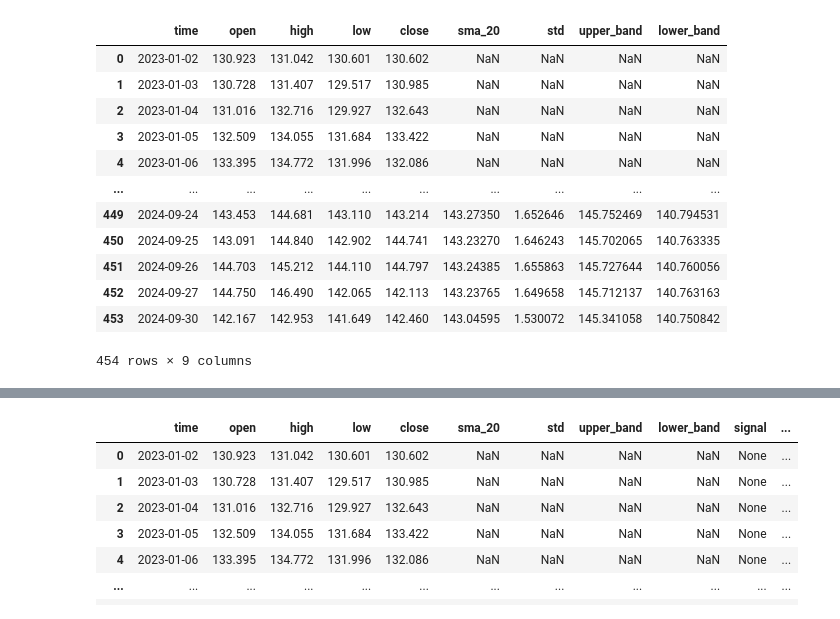
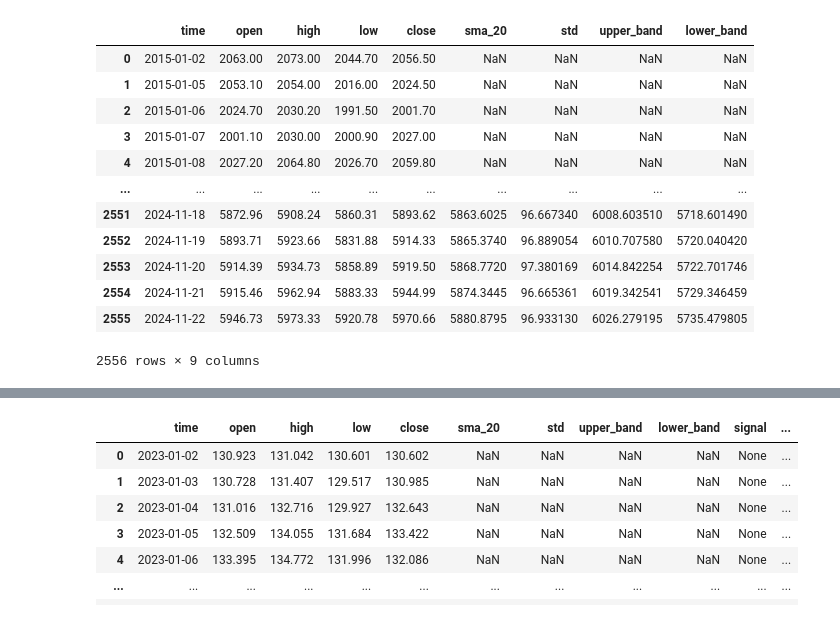
Before and after one commit to atj-khactu/atj-algotrading-lib, a Jupyter notebook: src/tutorial/backtesting/sample_backtest.ipynb, the cells around one changed output, grey strips where cells are left out. Saved outputs shown, nothing was run; the diff lists cells and outputs as text; code cells hidden in the pictures.

```diff
--- a/src/tutorial/backtesting/sample_backtest.ipynb
+++ b/src/tutorial/backtesting/sample_backtest.ipynb
@@ -5,40 +5,41 @@ from IPython.display import display
 
 from atj_algotrading.backtester import Backtester, get_ohlc_history, create_price_fig, evaluate_backtest
 # %%
-symbol = 'USDJPY'
-start_dt = datetime(2023, 1, 1)
+symbol = 'US500'
+start_dt = datetime(2015, 1, 1)
 end_dt = datetime.now()
 
 # get historical data
 mt5.initialize()
 ohlc = get_ohlc_history(symbol, mt5.TIMEFRAME_D1, start_dt, end_dt)
+ohlc.to_csv('sp500_ohlc.csv', index=False)
 
 sma_period = 20
 
 ohlc['sma_20'] = ohlc['open'].rolling(sma_period).mean()
 ohlc['std'] = ohlc['open'].rolling(sma_period).std()
 ohlc['upper_band'] = ohlc['sma_20'] + 1.5 * ohlc['std']
 ohlc['lower_band'] = ohlc['sma_20'] - 1.5 * ohlc['std']
 
 
 display(ohlc)
 
 fig = create_price_fig(ohlc, indicators=['sma_20', 'upper_band', 'lower_band'])
 display(fig)
 # %% [output]
 |  | time | open | high | low | close | sma_20 | std | upper_band | lower_band |
-| 0 | 2023-01-02 | 130.923 | 131.042 | 130.601 | 130.602 | NaN | NaN | NaN | NaN |
-| 1 | 2023-01-03 | 130.728 | 131.407 | 129.517 | 130.985 | NaN | NaN | NaN | NaN |
-| 2 | 2023-01-04 | 131.016 | 132.716 | 129.927 | 132.643 | NaN | NaN | NaN | NaN |
-| 3 | 2023-01-05 | 132.509 | 134.055 | 131.684 | 133.422 | NaN | NaN | NaN | NaN |
-| 4 | 2023-01-06 | 133.395 | 134.772 | 131.996 | 132.086 | NaN | NaN | NaN | NaN |
+| 0 | 2015-01-02 | 2063.00 | 2073.00 | 2044.70 | 2056.50 | NaN | NaN | NaN | NaN |
+| 1 | 2015-01-05 | 2053.10 | 2054.00 | 2016.00 | 2024.50 | NaN | NaN | NaN | NaN |
+| 2 | 2015-01-06 | 2024.70 | 2030.20 | 1991.50 | 2001.70 | NaN | NaN | NaN | NaN |
+| 3 | 2015-01-07 | 2001.10 | 2030.00 | 2000.90 | 2027.00 | NaN | NaN | NaN | NaN |
+| 4 | 2015-01-08 | 2027.20 | 2064.80 | 2026.70 | 2059.80 | NaN | NaN | NaN | NaN |
 | ... | ... | ... | ... | ... | ... | ... | ... | ... | ... |
-| 449 | 2024-09-24 | 143.453 | 144.681 | 143.110 | 143.214 | 143.27350 | 1.652646 | 145.752469 | 140.794531 |
-| 450 | 2024-09-25 | 143.091 | 144.840 | 142.902 | 144.741 | 143.23270 | 1.646243 | 145.702065 | 140.763335 |
-| 451 | 2024-09-26 | 144.703 | 145.212 | 144.110 | 144.797 | 143.24385 | 1.655863 | 145.727644 | 140.760056 |
-| 452 | 2024-09-27 | 144.750 | 146.490 | 142.065 | 142.113 | 143.23765 | 1.649658 | 145.712137 | 140.763163 |
-| 453 | 2024-09-30 | 142.167 | 142.953 | 141.649 | 142.460 | 143.04595 | 1.530072 | 145.341058 | 140.750842 |
+| 2551 | 2024-11-18 | 5872.96 | 5908.24 | 5860.31 | 5893.62 | 5863.6025 | 96.667340 | 6008.603510 | 5718.601490 |
+| 2552 | 2024-11-19 | 5893.71 | 5923.66 | 5831.88 | 5914.33 | 5865.3740 | 96.889054 | 6010.707580 | 5720.040420 |
+| 2553 | 2024-11-20 | 5914.39 | 5934.73 | 5858.89 | 5919.50 | 5868.7720 | 97.380169 | 6014.842254 | 5722.701746 |
+| 2554 | 2024-11-21 | 5915.46 | 5962.94 | 5883.33 | 5944.99 | 5874.3445 | 96.665361 | 6019.342541 | 5729.346459 |
+| 2555 | 2024-11-22 | 5946.73 | 5973.33 | 5920.78 | 5970.66 | 5880.8795 | 96.933130 | 6026.279195 | 5735.479805 |
-454 rows × 9 columns
+2556 rows × 9 columns
 [interactive output not drawn]
 # %%
 def get_signal(x):
```
Also changed, not shown: 1 other file.
